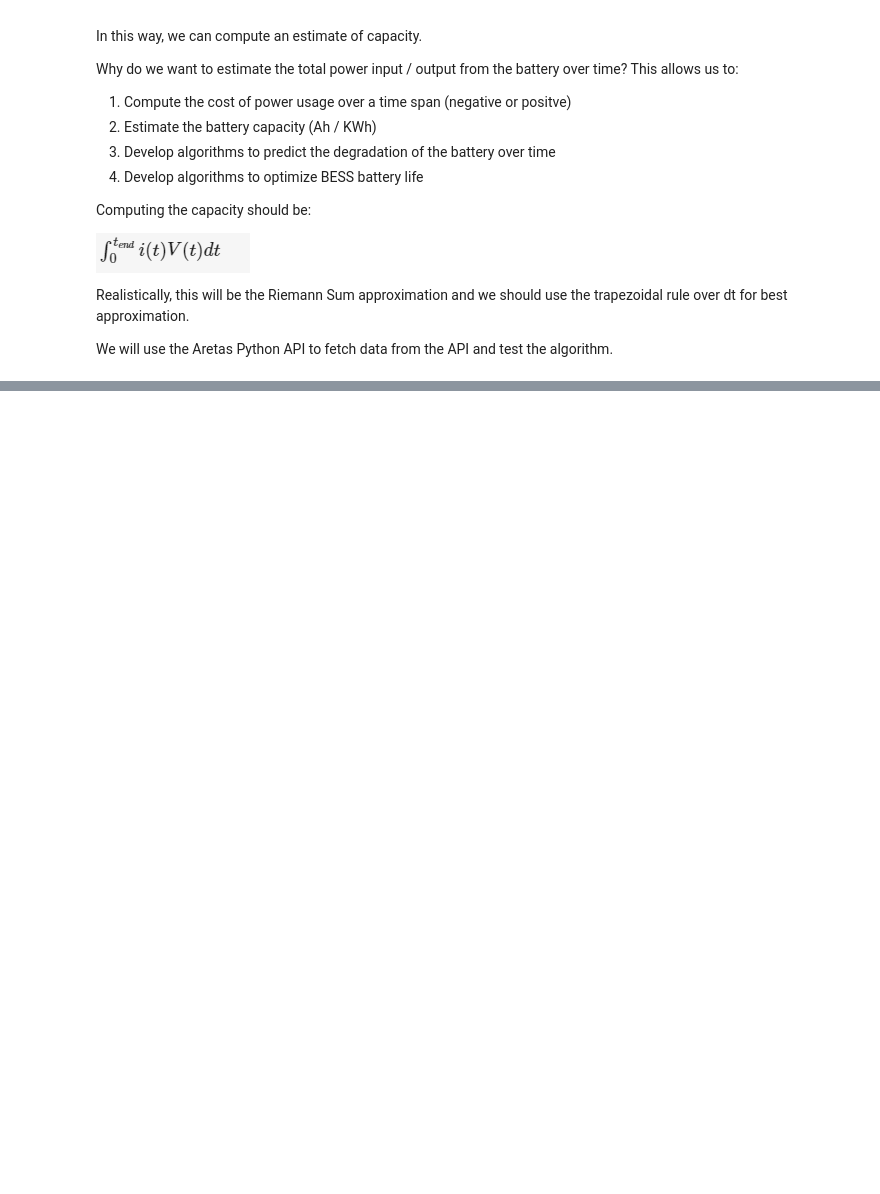
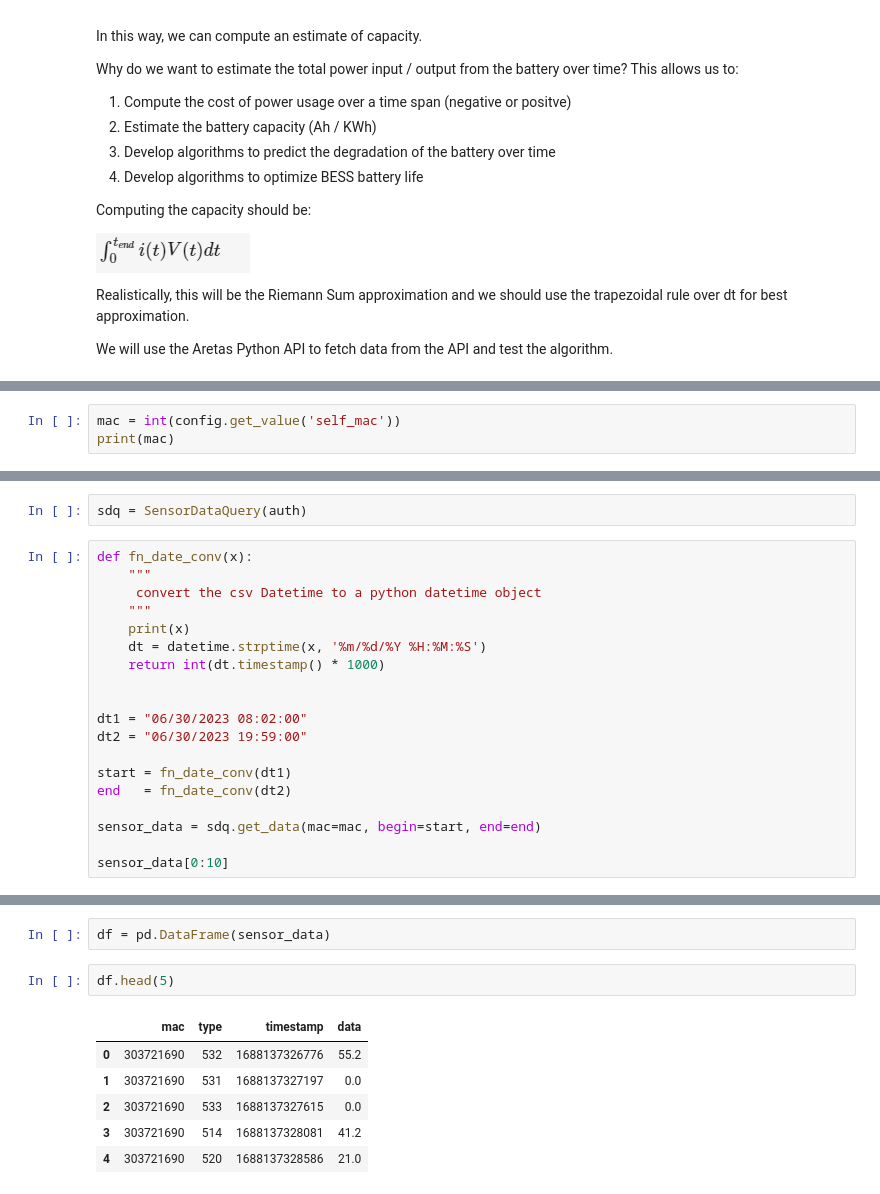
Before and after one commit to ElDuderino/PowerMonitorMiddleware, a Jupyter notebook: basic_power_analysis.ipynb, the cells around one changed output, grey strips where cells are left out. Cells and saved outputs as stored; diff of their text form; blank space fills up the shorter version.

Commit message:
Work on the python nb for power analysis (WIP)

```diff
--- a/basic_power_analysis.ipynb
+++ b/basic_power_analysis.ipynb
@@ -30,0 +97,3 @@ from aretasapiclient.utils import Utils as AUtils
+# %%
+mac = int(config.get_value('self_mac'))
+print(mac)
@@ -30,0 +102,21 @@ from aretasapiclient.utils import Utils as AUtils
+# %%
+sdq = SensorDataQuery(auth)
+# %%
+def fn_date_conv(x):
+    """
+     convert the csv Datetime to a python datetime object
+    """
+    print(x)
+    dt = datetime.strptime(x, '%m/%d/%Y %H:%M:%S')
+    return int(dt.timestamp() * 1000)
+
+
+dt1 = "06/30/2023 08:02:00"
+dt2 = "06/30/2023 19:59:00"
+
+start = fn_date_conv(dt1)
+end   = fn_date_conv(dt2)
+
+sensor_data = sdq.get_data(mac=mac, begin=start, end=end)
+
+sensor_data[0:10]
@@ -30,0 +158,11 @@ from aretasapiclient.utils import Utils as AUtils
+# %%
+df = pd.DataFrame(sensor_data)
+# %%
+df.head(5)
+# %% [output]
+|  | mac | type | timestamp | data |
+| 0 | 303721690 | 532 | 1688137326776 | 55.2 |
+| 1 | 303721690 | 531 | 1688137327197 | 0.0 |
+| 2 | 303721690 | 533 | 1688137327615 | 0.0 |
+| 3 | 303721690 | 514 | 1688137328081 | 41.2 |
+| 4 | 303721690 | 520 | 1688137328586 | 21.0 |
```
Also changed, not shown: parts of 10 cells of this notebook, 2 other files.
